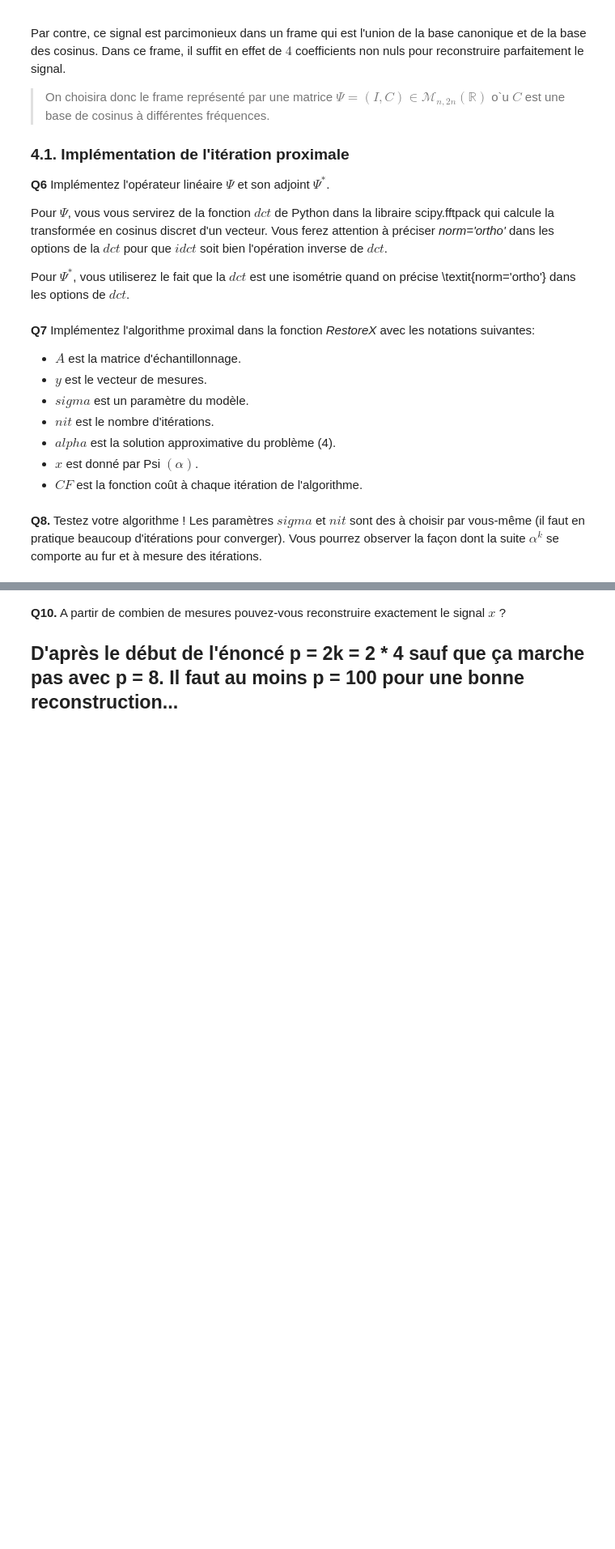
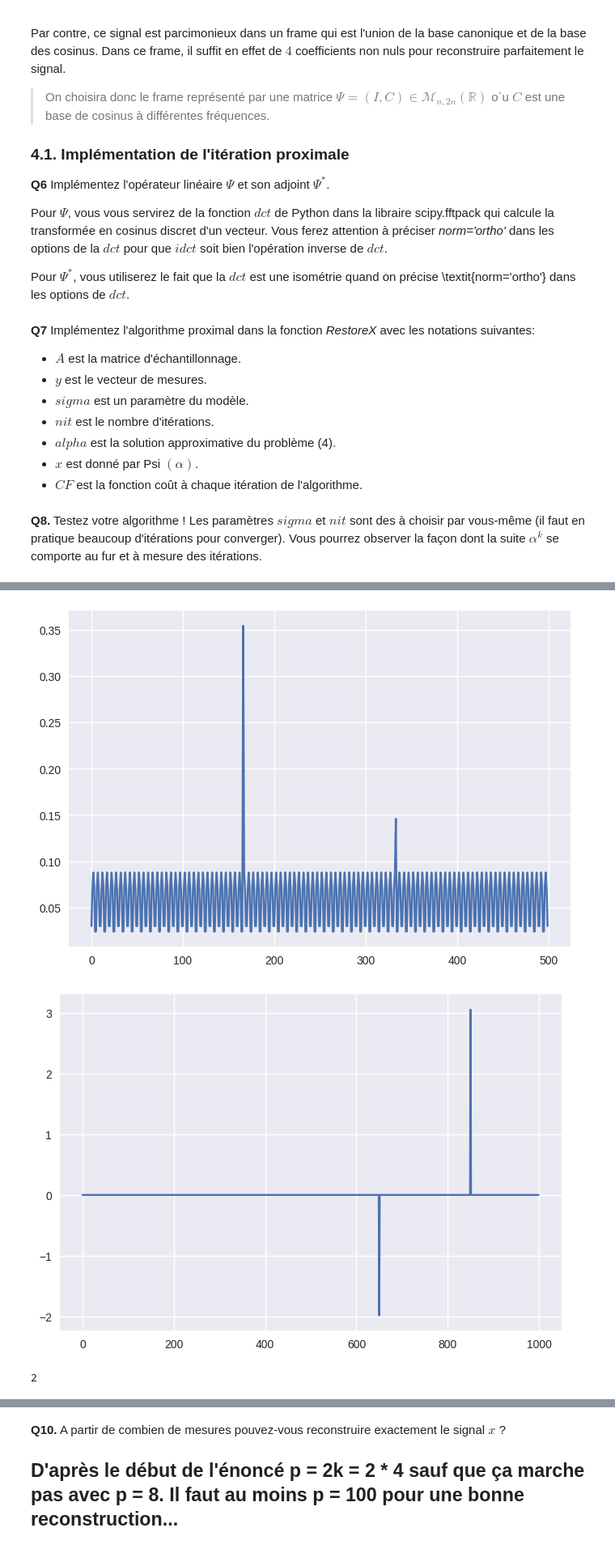
Before and after one commit to YamSok/CESBIO_BIOMASS, a Jupyter notebook: TP2_CompressiveSensing-maya.ipynb, the cells around one changed output, grey strips where cells are left out. Shown at 81% size. Saved outputs shown, nothing was run; the diff lists cells and outputs as text; code cells hidden in the pictures; blank space fills up the shorter version.

```diff
--- a/TP2_CompressiveSensing-maya.ipynb
+++ b/TP2_CompressiveSensing-maya.ipynb
@@ -325,0 +355,11 @@ plt.show()
+# %%
+(alpha,xtilde,CF,err1) = RestoreX(A,y,1e-3,nitermax, seuil)
+plt.plot(np.abs(xtilde-x))
+plt.show()
+plt.plot(alpha)
+plt.show()
+print(np.sum(np.abs(alpha) > 1e-3))
+# %% [output]
+[figure, added]
+[figure, added]
+2
```
Also changed, not shown: parts of 23 cells of this notebook, 27 other files.
